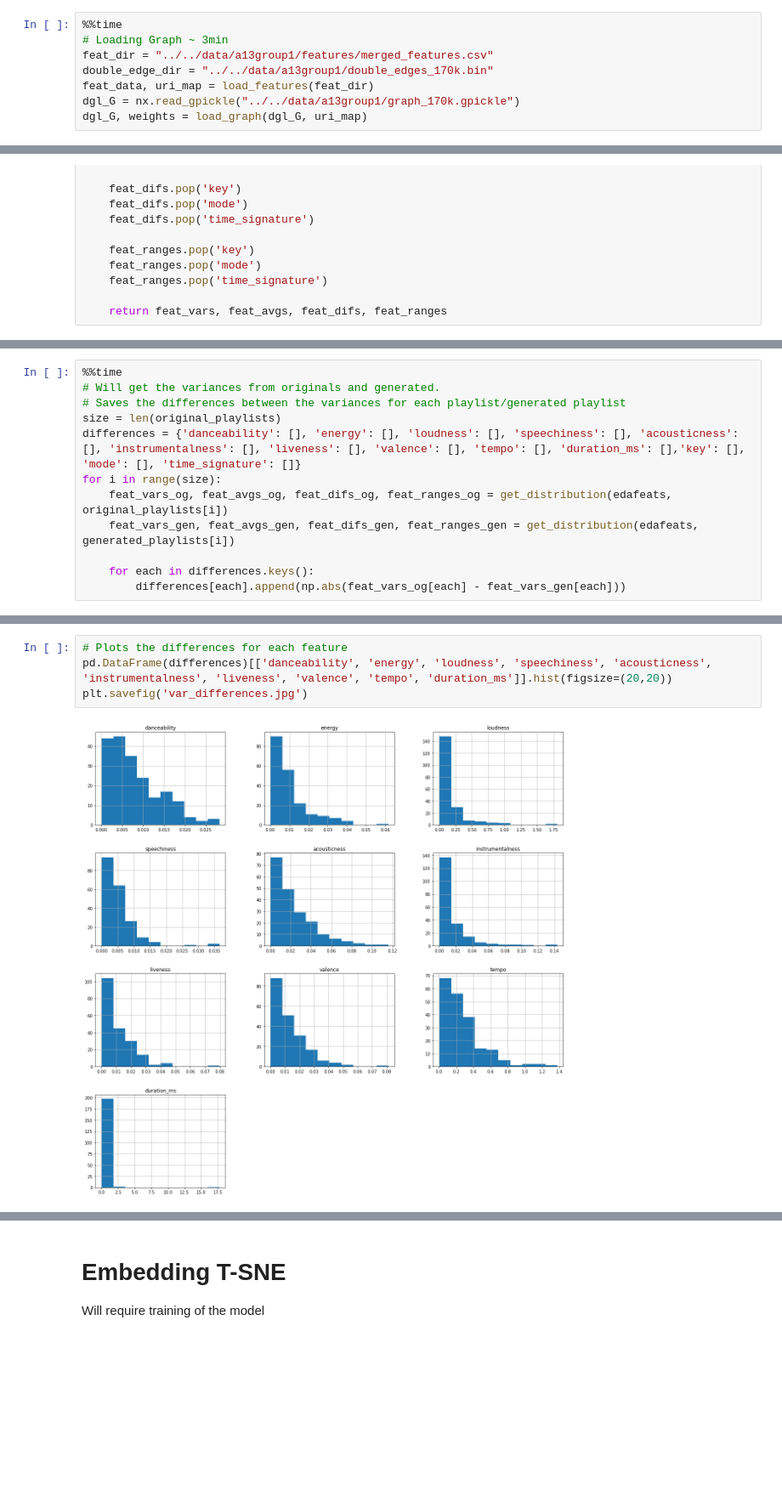
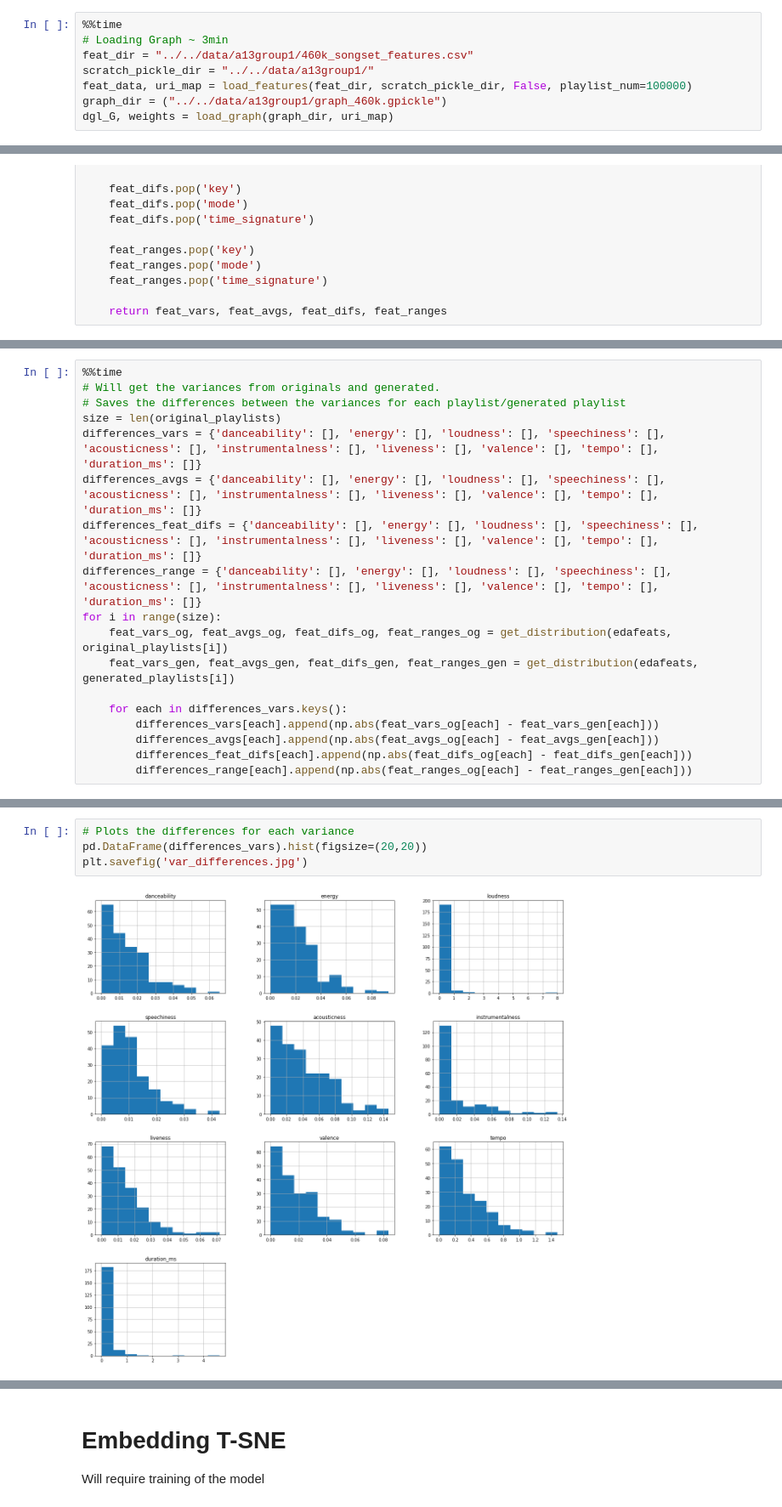
Before and after one commit to shonepatil/GNN-Spotify-Recommender-Project, a Jupyter notebook: src/analysis/recommender_analysis.ipynb, the cells around one changed output, grey strips where cells are left out. Shown: that part at 85% size. Cells and saved outputs as stored; diff of their text form; blank space fills up the shorter version.

```diff
--- a/src/analysis/recommender_analysis.ipynb
+++ b/src/analysis/recommender_analysis.ipynb
@@ -25,9 +25,9 @@ with open('batch_recommendations.json') as woahs:
 # %%
 %%time
 # Loading Graph ~ 3min
-feat_dir = "../../data/a13group1/features/merged_features.csv"
-double_edge_dir = "../../data/a13group1/double_edges_170k.bin"
-feat_data, uri_map = load_features(feat_dir)
-dgl_G = nx.read_gpickle("../../data/a13group1/graph_170k.gpickle")
-dgl_G, weights = load_graph(dgl_G, uri_map)
+feat_dir = "../../data/a13group1/460k_songset_features.csv"
+scratch_pickle_dir = "../../data/a13group1/"
+feat_data, uri_map = load_features(feat_dir, scratch_pickle_dir, False, playlist_num=100000)
+graph_dir = ("../../data/a13group1/graph_460k.gpickle")
+dgl_G, weights = load_graph(graph_dir, uri_map)
 # %% [output]
@@ -145,11 +154,17 @@ Wall time: 217 µs
 # Will get the variances from originals and generated.
 # Saves the differences between the variances for each playlist/generated playlist
 size = len(original_playlists)
-differences = {'danceability': [], 'energy': [], 'loudness': [], 'speechiness': [], 'acousticness': [], 'instrumentalness': [], 'liveness': [], 'valence': [], 'tempo': [], 'duration_ms': [],'key': [], 'mode': [], 'time_signature': []}
+differences_vars = {'danceability': [], 'energy': [], 'loudness': [], 'speechiness': [], 'acousticness': [], 'instrumentalness': [], 'liveness': [], 'valence': [], 'tempo': [], 'duration_ms': []}
+differences_avgs = {'danceability': [], 'energy': [], 'loudness': [], 'speechiness': [], 'acousticness': [], 'instrumentalness': [], 'liveness': [], 'valence': [], 'tempo': [], 'duration_ms': []}
+differences_feat_difs = {'danceability': [], 'energy': [], 'loudness': [], 'speechiness': [], 'acousticness': [], 'instrumentalness': [], 'liveness': [], 'valence': [], 'tempo': [], 'duration_ms': []}
+differences_range = {'danceability': [], 'energy': [], 'loudness': [], 'speechiness': [], 'acousticness': [], 'instrumentalness': [], 'liveness': [], 'valence': [], 'tempo': [], 'duration_ms': []}
 for i in range(size):
     feat_vars_og, feat_avgs_og, feat_difs_og, feat_ranges_og = get_distribution(edafeats, original_playlists[i])
     feat_vars_gen, feat_avgs_gen, feat_difs_gen, feat_ranges_gen = get_distribution(edafeats, generated_playlists[i])
 
-    for each in differences.keys():
-        differences[each].append(np.abs(feat_vars_og[each] - feat_vars_gen[each]))
+    for each in differences_vars.keys():
+        differences_vars[each].append(np.abs(feat_vars_og[each] - feat_vars_gen[each]))
+        differences_avgs[each].append(np.abs(feat_avgs_og[each] - feat_avgs_gen[each]))
+        differences_feat_difs[each].append(np.abs(feat_difs_og[each] - feat_difs_gen[each]))
+        differences_range[each].append(np.abs(feat_ranges_og[each] - feat_ranges_gen[each]))
 # %% [output]
@@ -179,6 +209,6 @@ avg_differences
 # %%
-# Plots the differences for each feature
-pd.DataFrame(differences)[['danceability', 'energy', 'loudness', 'speechiness', 'acousticness', 'instrumentalness', 'liveness', 'valence', 'tempo', 'duration_ms']].hist(figsize=(20,20))
+# Plots the differences for each variance
+pd.DataFrame(differences_vars).hist(figsize=(20,20))
 plt.savefig('var_differences.jpg')
 # %% [output]
-[figure, old version]
+[figure, new version]
```
Also changed, not shown: parts of 15 cells of this notebook, 9 other files.
